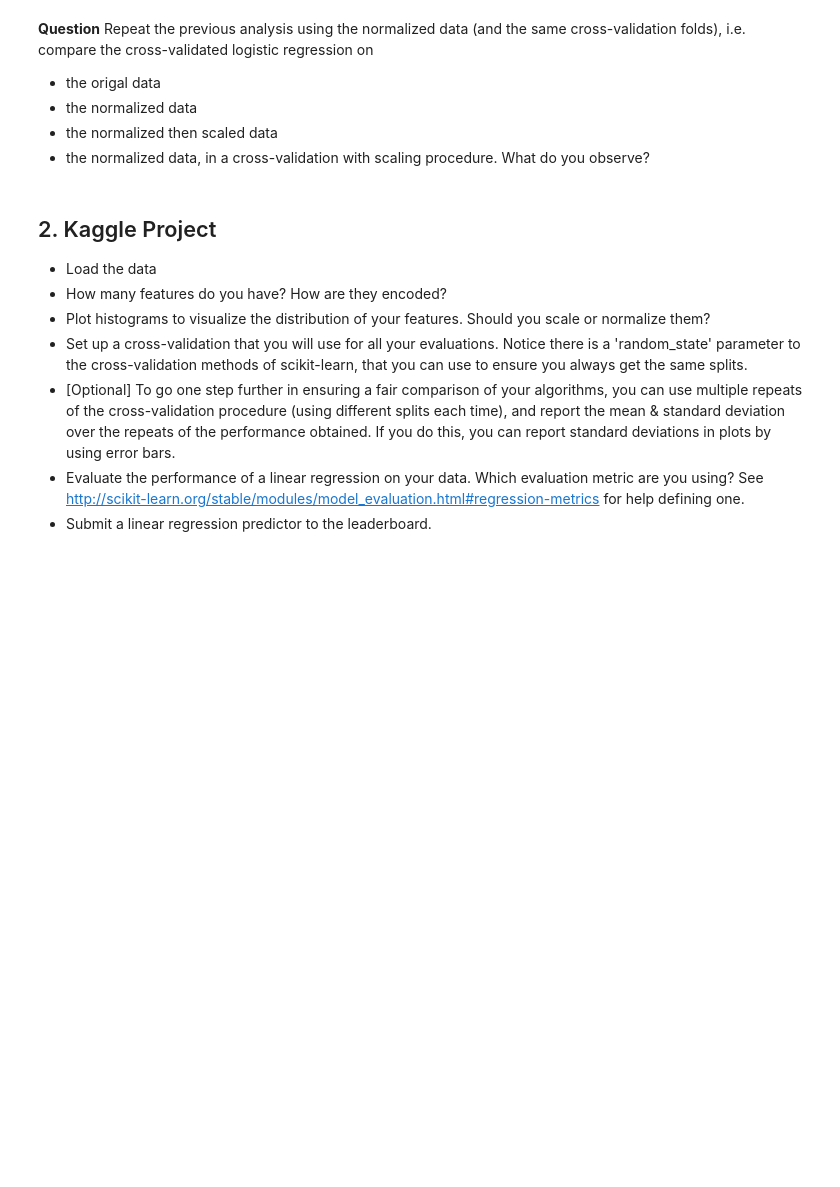
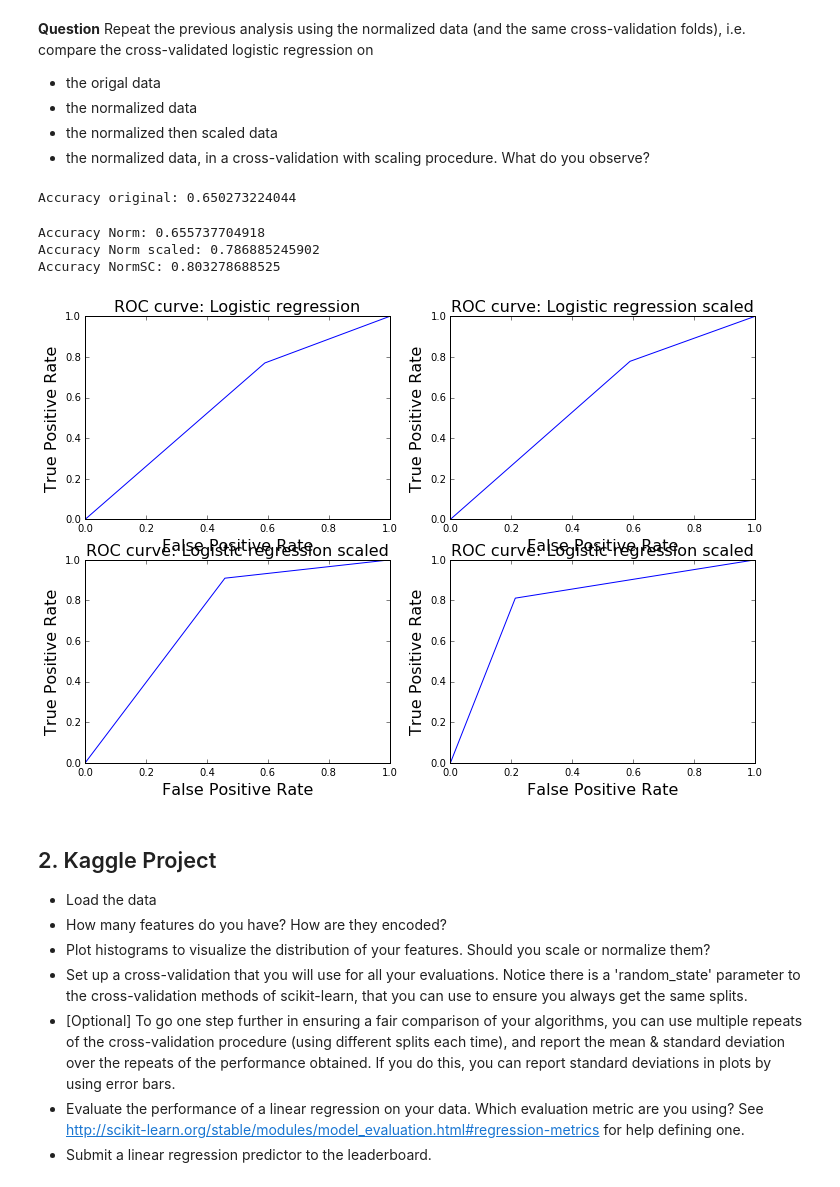
Before and after one commit to chagaz/ma2823_2016, a Jupyter notebook: lab_notebooks/Lab 3 2016-09-30 Logistic regression and project.ipynb, the cells around one changed output. Cells and saved outputs as stored; diff of their text form; code cells hidden in the pictures; blank space fills up the shorter version.

```diff
--- a/lab_notebooks/Lab 3 2016-09-30 Logistic regression and project.ipynb
+++ b/lab_notebooks/Lab 3 2016-09-30 Logistic regression and project.ipynb
@@ -175,6 +253,62 @@ X_norm = preprocessing.normalize(X)
 * the normalized then scaled data
 * the normalized data, in a cross-validation with scaling procedure.
 What do you observe?
+# %%
+fig = plt.figure(figsize=(12, 8))
+y_original=cross_validate(X, y, clf, folds)
+fpr_logreg, tpr_logreg, thresholds = metrics.roc_curve(y, y_original, pos_label=1)
+print("Accuracy original:", metrics.accuracy_score(y, y_original))
+auc_logreg = metrics.auc(fpr_logreg, tpr_logreg)
+fig.add_subplot(221)
+plt.plot(fpr_logreg, tpr_logreg)
+
+plt.xlabel('False Positive Rate', fontsize=16)
+plt.ylabel('True Positive Rate', fontsize=16)
+plt.title('ROC curve: Logistic regression', fontsize=16)
+plt.legend(loc="lower right")
+#plt.savefig('%s/evu_linreg.pdf' % fig_dir, bbox_inches='tight')
+y_norm=cross_validate(X_norm, y, clf, folds)
+fpr_logreg, tpr_logreg, thresholds = metrics.roc_curve(y, y_norm, pos_label=1)
+print("Accuracy Norm:", metrics.accuracy_score(y, y_norm))
+auc_logreg = metrics.auc(fpr_logreg, tpr_logreg)
+fig.add_subplot(222)
+plt.plot(fpr_logreg, tpr_logreg)
+
+plt.xlabel('False Positive Rate', fontsize=16)
+plt.ylabel('True Positive Rate', fontsize=16)
+plt.title('ROC curve: Logistic regression scaled', fontsize=16)
+plt.legend(loc="lower right")
+#plt.savefig('%s/evu_linreg.pdf' % fig_dir, bbox_inches='tight')
+X_norm_scaled = preprocessing.normalize(X_scaled)
+y_norm_scaled=cross_validate(X_norm_scaled, y, clf, folds)
+fpr_logreg, tpr_logreg, thresholds = metrics.roc_curve(y, y_norm_scaled, pos_label=1)
+print("Accuracy Norm scaled:", metrics.accuracy_score(y, y_norm_scaled))
+auc_logreg = metrics.auc(fpr_logreg, tpr_logreg)
+fig.add_subplot(223)
+plt.plot(fpr_logreg, tpr_logreg)
+
+plt.xlabel('False Positive Rate', fontsize=16)
+plt.ylabel('True Positive Rate', fontsize=16)
+plt.title('ROC curve: Logistic regression scaled', fontsize=16)
+plt.legend(loc="lower right")
+#plt.savefig('%s/evu_linreg.pdf' % fig_dir, bbox_inches='tight')
+y_normsc=cross_validate_with_scaling(X_norm, y, clf, folds)
+fpr_logreg, tpr_logreg, thresholds = metrics.roc_curve(y, y_normsc, pos_label=1)
+print("Accuracy NormSC:", metrics.accuracy_score(y, y_normsc))
+auc_logreg = metrics.auc(fpr_logreg, tpr_logreg)
+fig.add_subplot(224)
+plt.plot(fpr_logreg, tpr_logreg)
+
+plt.xlabel('False Positive Rate', fontsize=16)
+plt.ylabel('True Positive Rate', fontsize=16)
+plt.title('ROC curve: Logistic regression scaled', fontsize=16)
+plt.legend(loc="lower right")
+# %% [output]
+Accuracy original: 0.650273224044
+Accuracy Norm: 0.655737704918
+Accuracy Norm scaled: 0.786885245902
+Accuracy NormSC: 0.803278688525
+[figure, added]
 # %% [markdown]
 ## 2. Kaggle Project
 
```
Also changed, not shown: parts of 11 cells of this notebook, 1 other file.
